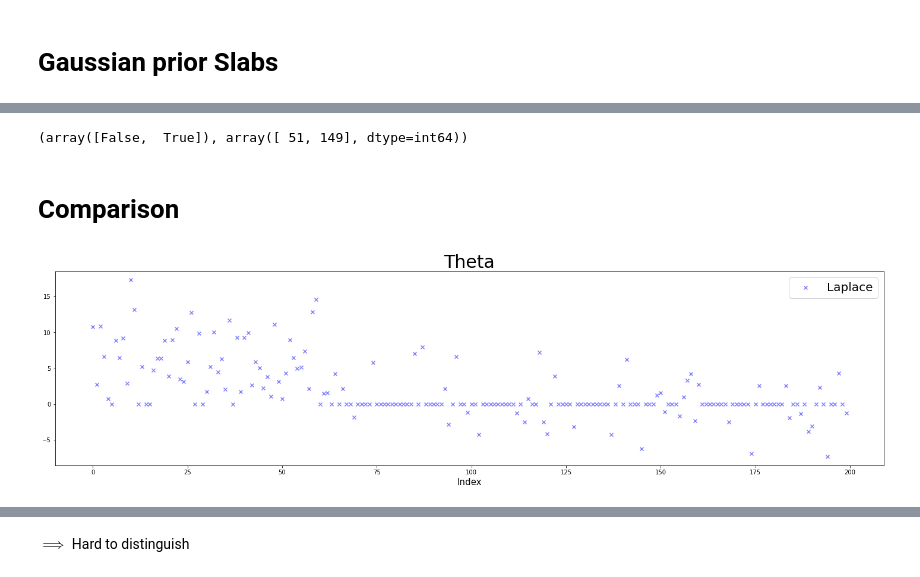
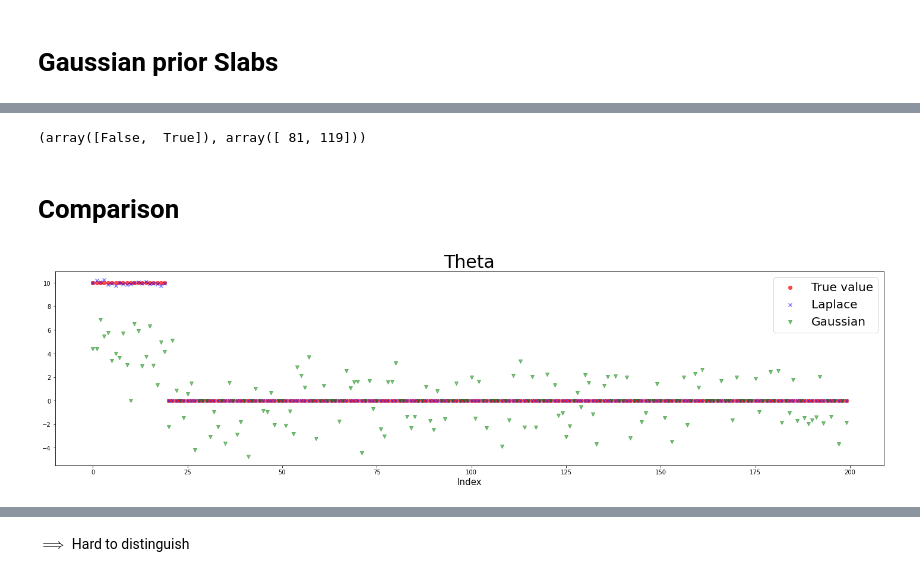
Before and after one commit to tgnassou/bayesian_project, a Jupyter notebook: notebook.ipynb, the cells around one changed output, grey strips where cells are left out. Cells and saved outputs as stored; diff of their text form; code cells hidden in the pictures.

```diff
--- a/notebook.ipynb
+++ b/notebook.ipynb
@@ -90,0 +102,7 @@ for i, place in enumerate(placement):
+# %%
+n, p, s = 100, 200, 20
+
+theta_generative = 10*np.ones(p)
+theta_generative[s:] = 0
+X = np.random.normal(0, 1, size=(n, p))
+Y = X @ theta_generative
@@ -91,3 +111,10 @@ for i, place in enumerate(placement):
+# %%
+# initialize
+mu_0 = vb.mu_0(X, Y)
+sigma_0 = 2*np.random.random(p)
+gamma_0 = np.random.random(p)
+
+mu_laplace, sigma_laplace, gamma_laplace = vb.variational_laplace(X, Y, sigma_0, gamma_0, mu_0, a0=1, b0=p, lamb=1, eps=1e-5, max_it=1000)
 # %%
 counts_laplace = np.unique(gamma_laplace == 1, return_counts=True)
 counts_laplace
@@ -116,4 +131,4 @@ mu_0 = vb.mu_0(X, Y)
 sigma_0 = 10*np.random.random(p)
 gamma_0 = np.random.random(p)
 
-mu_gaussian, sigma_gaussian, gamma_gaussian = vb.variational_gaussian(X, Y, sigma_0, gamma_0, mu_0, a0=1, b0=p, lamb=1, eps=1e-7, max_it=130)
+mu_gaussian, sigma_gaussian, gamma_gaussian = vb.variational_gaussian(X, Y, sigma_0, gamma_0, mu_0, a0=1, b0=p, lamb=1, eps=1e-5, max_it=1000)
@@ -168,22 +136,22 @@ mu_gaussian, sigma_gaussian, gamma_gaussian = vb.variational_gaussian(X, Y, sigm
 counts_gaussian = np.unique(gamma_gaussian == 1, return_counts=True)
 counts_gaussian
 # %% [output]
-(array([False,  True]), array([ 51, 149], dtype=int64))
+(array([False,  True]), array([ 81, 119]))
 # %%
 theta_gaussian = gamma_gaussian * np.random.normal(mu_gaussian, sigma_gaussian)
 results_gaussian = X @ theta_gaussian
 # %% [markdown]
 # Comparison
 # %%
-plt.figure(figsize=(25,6))
-#plt.scatter(np.arange(len(theta_generative)), theta_generative, color='red', marker='o', alpha=0.7, label='True value')
+fig = plt.figure(figsize=(25,6))
+plt.scatter(np.arange(len(theta_generative)), theta_generative, color='red', marker='o', alpha=0.7, label='True value')
 plt.scatter(np.arange(len(theta_laplace)), theta_laplace, color='blue', marker='x', alpha=0.5, label='Laplace')
-#plt.scatter(np.arange(len(theta_gaussian)), theta_gaussian, color='green', marker='v', alpha=0.5, label='Gaussian')
+plt.scatter(np.arange(len(theta_gaussian)), theta_gaussian, color='green', marker='v', alpha=0.5, label='Gaussian')
 plt.legend(fontsize=20)
 plt.title('Theta', size=30)
 plt.xlabel('Index',size=15)
-
+fig.savefig('results/experiment2/theta_laplace_vs_gaussian.pdf', bbox_inches='tight')
 plt.show()
 # %% [output]
-[figure, old version]
+[figure, new version]
 # %%
```
Also changed, not shown: parts of 23 cells of this notebook, 4 other files.
